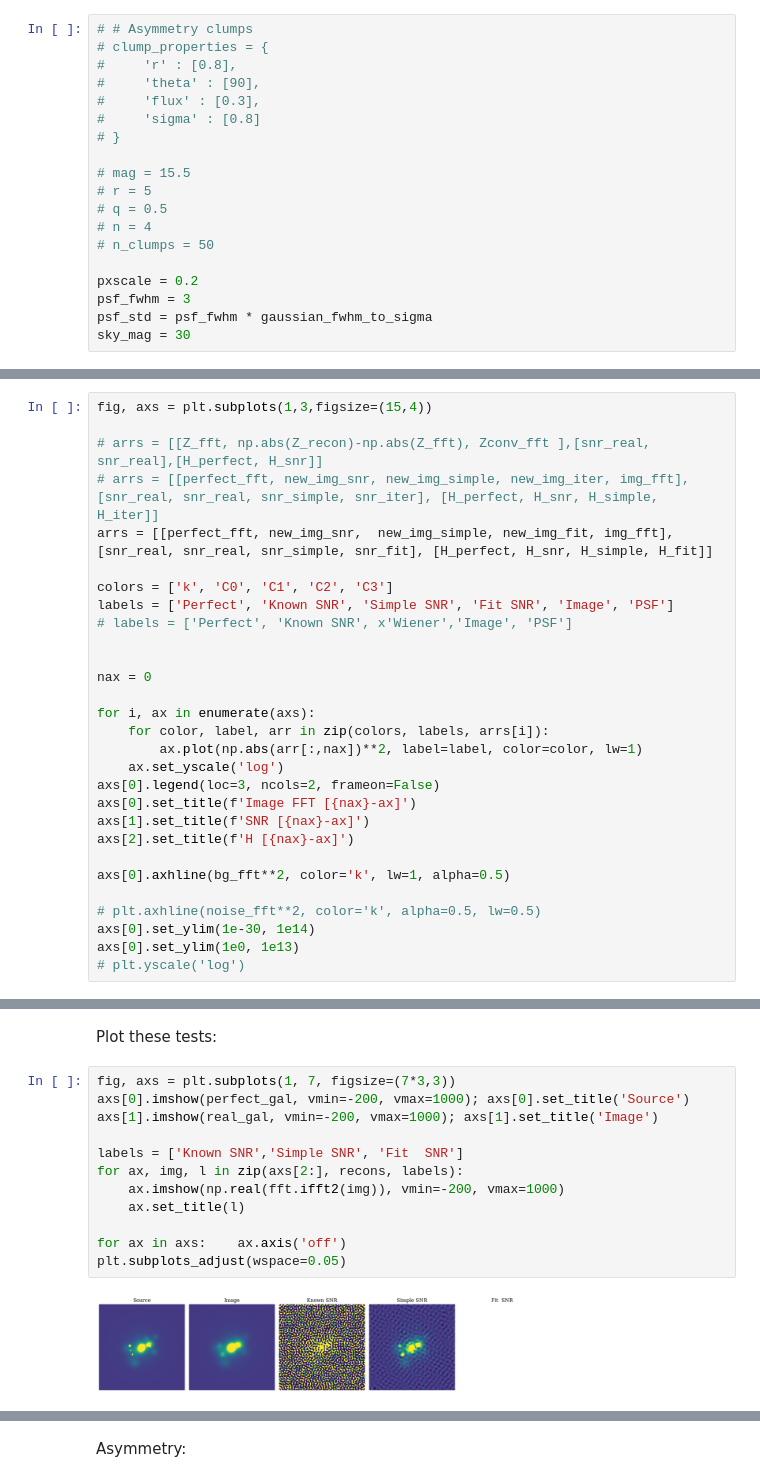
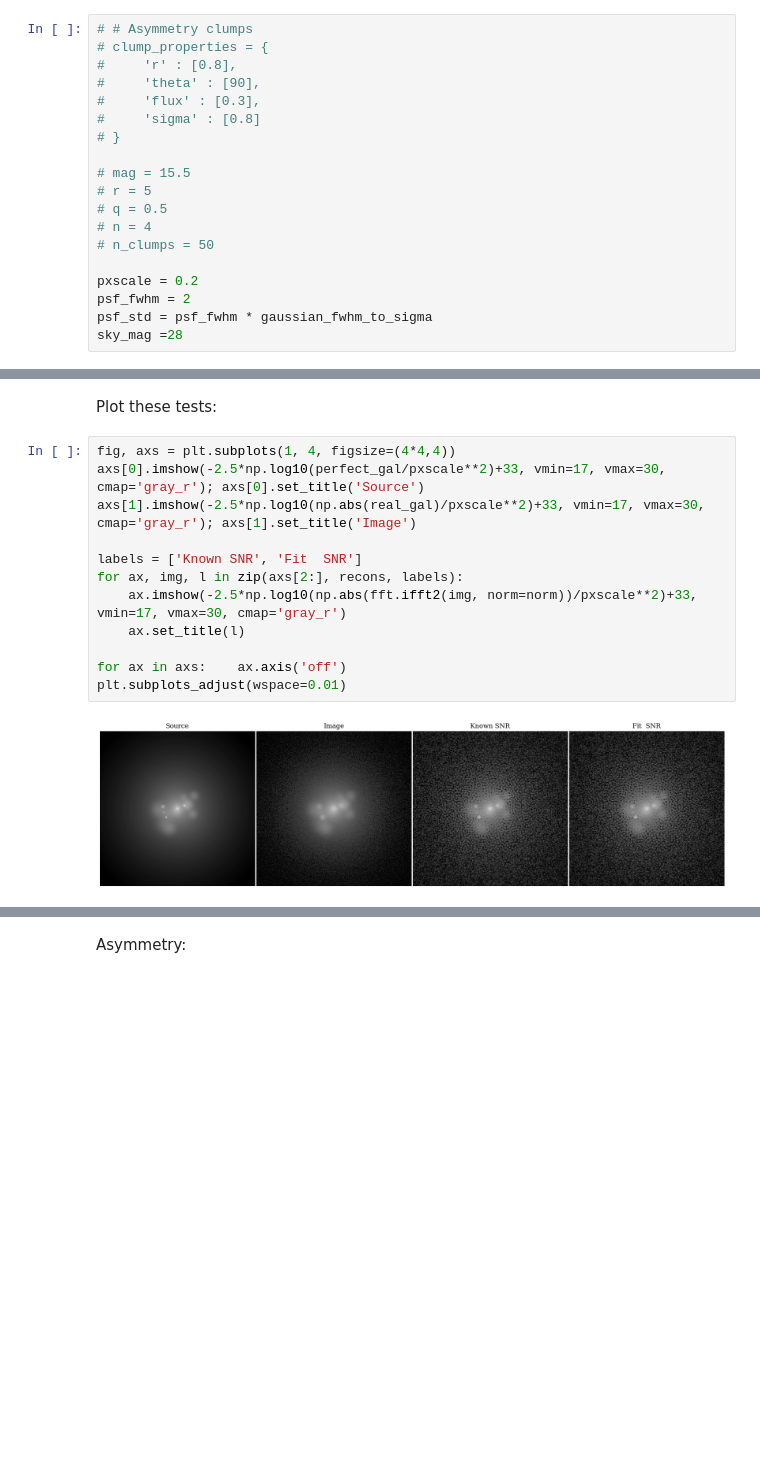
Before and after one commit to astro-nova/asymmetry, a Jupyter notebook: 4 Fourier New.ipynb, the cells around one changed output, grey strips where cells are left out. Cells and saved outputs as stored; diff of their text form; blank space fills up the shorter version.

```diff
--- a/4 Fourier New.ipynb
+++ b/4 Fourier New.ipynb
@@ -80,9 +83,9 @@ Set some typical properties:
 # n_clumps = 50
 
 pxscale = 0.2
-psf_fwhm = 3
+psf_fwhm = 2
 psf_std = psf_fwhm * gaussian_fwhm_to_sigma
-sky_mag = 30
+sky_mag =28
 # %% [markdown]
 Generate an example galaxy:
 # %%
@@ -599,32 +488,3 @@ plt.yscale('log')
 # %% [markdown]
 ### Plot FFTs of image, H, and SNR
 Plot the SNR and the transformed arrays:
-# %%
-fig, axs = plt.subplots(1,3,figsize=(15,4))
-
-# arrs = [[Z_fft, np.abs(Z_recon)-np.abs(Z_fft), Zconv_fft ],[snr_real, snr_real],[H_perfect, H_snr]]
-# arrs = [[perfect_fft, new_img_snr, new_img_simple, new_img_iter, img_fft], [snr_real, snr_real, snr_simple, snr_iter], [H_perfect, H_snr, H_simple, H_iter]]
-arrs = [[perfect_fft, new_img_snr,  new_img_simple, new_img_fit, img_fft], [snr_real, snr_real, snr_simple, snr_fit], [H_perfect, H_snr, H_simple, H_fit]]
-
-colors = ['k', 'C0', 'C1', 'C2', 'C3']
-labels = ['Perfect', 'Known SNR', 'Simple SNR', 'Fit SNR', 'Image', 'PSF']
-# labels = ['Perfect', 'Known SNR', x'Wiener','Image', 'PSF']
-
-
-nax = 0
-
-for i, ax in enumerate(axs):
-    for color, label, arr in zip(colors, labels, arrs[i]):
-        ax.plot(np.abs(arr[:,nax])**2, label=label, color=color, lw=1)
-    ax.set_yscale('log')
-axs[0].legend(loc=3, ncols=2, frameon=False)
-axs[0].set_title(f'Image FFT [{nax}-ax]')
-axs[1].set_title(f'SNR [{nax}-ax]')
-axs[2].set_title(f'H [{nax}-ax]')
-
-axs[0].axhline(bg_fft**2, color='k', lw=1, alpha=0.5)
-
-# plt.axhline(noise_fft**2, color='k', alpha=0.5, lw=0.5)
-axs[0].set_ylim(1e-30, 1e14)
-axs[0].set_ylim(1e0, 1e13)
-# plt.yscale('log')
@@ -636,16 +533,16 @@ Actually plot an example iteration:
 # %% [markdown]
 Plot these tests:
 # %%
-fig, axs = plt.subplots(1, 7, figsize=(7*3,3))
-axs[0].imshow(perfect_gal, vmin=-200, vmax=1000); axs[0].set_title('Source')
-axs[1].imshow(real_gal, vmin=-200, vmax=1000); axs[1].set_title('Image')
+fig, axs = plt.subplots(1, 4, figsize=(4*4,4))
+axs[0].imshow(-2.5*np.log10(perfect_gal/pxscale**2)+33, vmin=17, vmax=30, cmap='gray_r'); axs[0].set_title('Source')
+axs[1].imshow(-2.5*np.log10(np.abs(real_gal)/pxscale**2)+33, vmin=17, vmax=30, cmap='gray_r'); axs[1].set_title('Image')
 
-labels = ['Known SNR','Simple SNR', 'Fit  SNR']
+labels = ['Known SNR', 'Fit  SNR']
 for ax, img, l in zip(axs[2:], recons, labels):
-    ax.imshow(np.real(fft.ifft2(img)), vmin=-200, vmax=1000)
+    ax.imshow(-2.5*np.log10(np.abs(fft.ifft2(img, norm=norm))/pxscale**2)+33, vmin=17, vmax=30, cmap='gray_r')
     ax.set_title(l)
 
 for ax in axs:    ax.axis('off')
-plt.subplots_adjust(wspace=0.05)
+plt.subplots_adjust(wspace=0.01)
 # %% [output]
-[figure, old version]
+[figure, new version]
```
Also changed, not shown: parts of 36 cells of this notebook, 4 other files.
